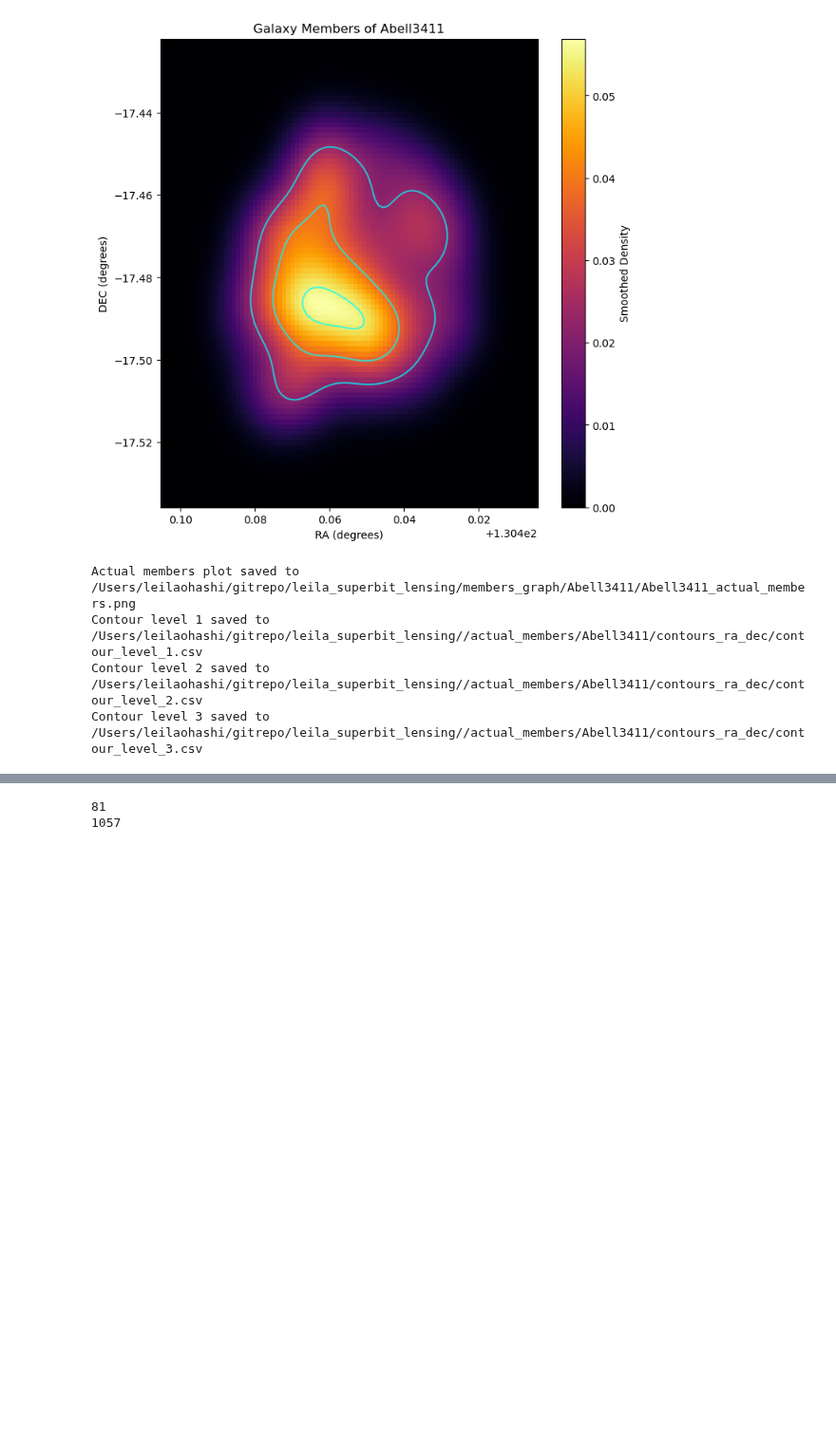
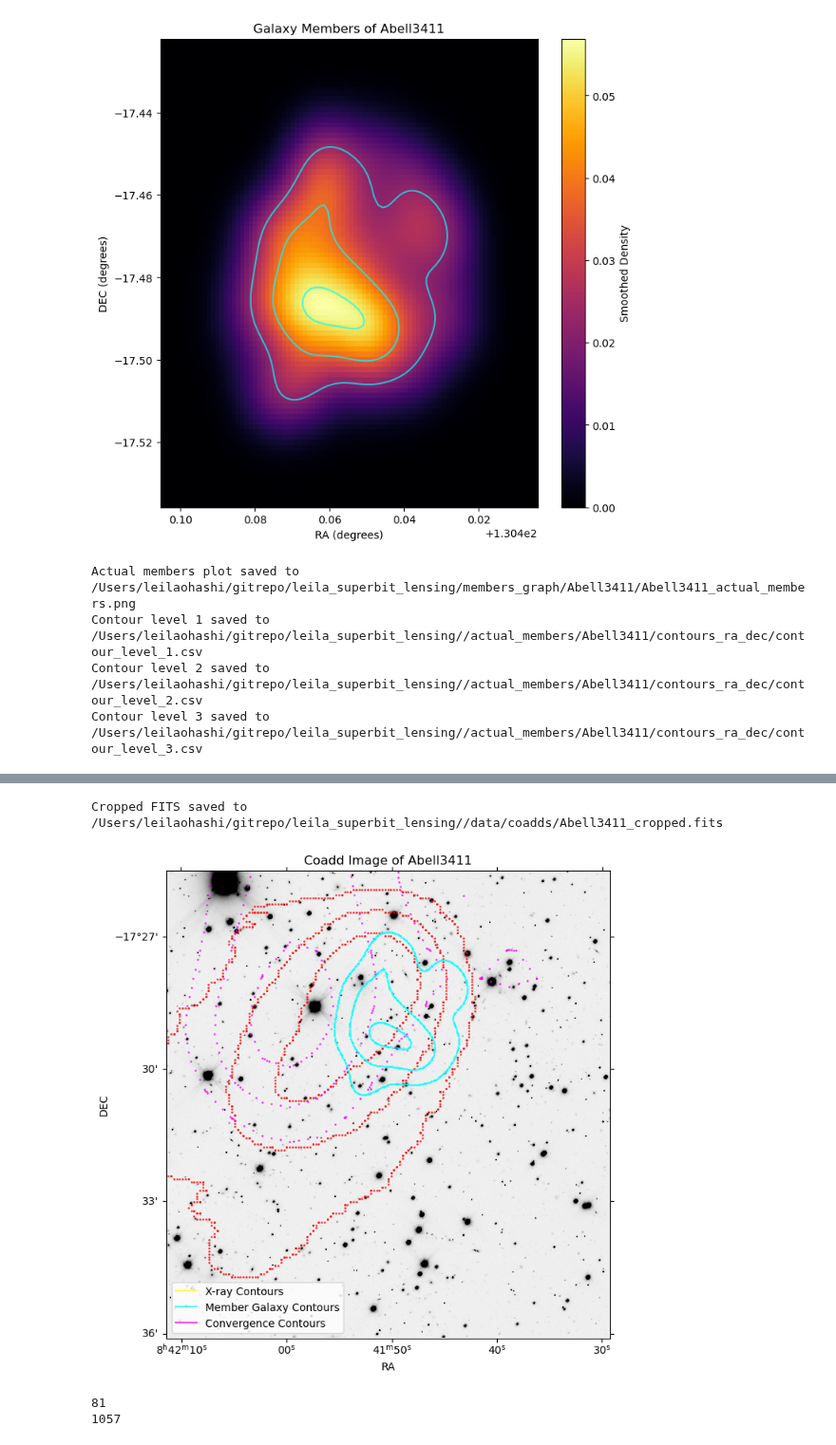
Before and after one commit to LeilaOhashi/leila_superbit_lensing, a Jupyter notebook: notebooks/leila_redseq.ipynb, the cells around one changed output, grey strips where cells are left out. Shown at 95% size. Drawn from its saved outputs; the diff is of its cells as text; code cells hidden in the pictures; blank space fills up the shorter version.

```diff
--- a/notebooks/leila_redseq.ipynb
+++ b/notebooks/leila_redseq.ipynb
@@ -581,0 +611,61 @@ plt.show()
+# %%
+# plot cropped coadd
+min_y = int(cut_off_line_2_horizontal)
+max_y = int(cut_off_line_1_horizontal)
+min_x = int(cut_off_line_2_vertical)
+max_x = int(cut_off_line_1_vertical)
+cropped_data = coadd_data[min_y:max_y, min_x:max_x]
+cropped_wcs = coadd_wcs.deepcopy()
+cropped_wcs.wcs.crpix[0] -= min_x
+cropped_wcs.wcs.crpix[1] -= min_y
+
+cropped_header = cropped_wcs.to_header()
+hdu = fits.PrimaryHDU(data=cropped_data, header=cropped_header)
+crop_save_path = f"{datadir}/data/coadds/{cluster_name}_cropped.fits"
+hdu.writeto(crop_save_path, overwrite=True)
+print(f"Cropped FITS saved to {crop_save_path}")
+
+# Get RA/DEC bounds of cropped image
+ny, nx = cropped_data.shape
+corners_pix = np.array([[0, 0], [nx, 0], [0, ny], [nx, ny]])
+corners_world = cropped_wcs.wcs_pix2world(corners_pix, 0)
+ra_min, ra_max = corners_world[:,0].min(), corners_world[:,0].max()
+dec_min, dec_max = corners_world[:,1].min(), corners_world[:,1].max()
+
+# Filter contour vertices to only include those within the cropped image bounds
+mask = ((all_xray_vertices_ra > ra_min) & (all_xray_vertices_ra < ra_max) & (all_xray_vertices_dec > dec_min) & (all_xray_vertices_dec < dec_max))
+xray_vertices_ra_cropped = all_xray_vertices_ra[mask]
+xray_vertices_dec_cropped = all_xray_vertices_dec[mask]
+
+mask = ((all_members_vertices_ra > ra_min) & (all_members_vertices_ra < ra_max) & (all_members_vertices_dec > dec_min) & (all_members_vertices_dec < dec_max))
+members_vertices_ra_cropped = all_members_vertices_ra[mask]
+members_vertices_dec_cropped = all_members_vertices_dec[mask]
+
+mask = ((conv_vertices_ra > ra_min) & (conv_vertices_ra < ra_max) & (conv_vertices_dec > dec_min) & (conv_vertices_dec < dec_max))
+conv_vertices_ra_cropped = conv_vertices_ra[mask]
+conv_vertices_dec_cropped = conv_vertices_dec[mask]
+
+# plot the image
+fig = plt.figure(figsize=(8, 8))
+ax = fig.add_subplot(111, projection=cropped_wcs)
+ax.imshow(cropped_data, origin='lower', cmap='gray_r', vmin=np.percentile(cropped_data, 1), vmax=np.percentile(cropped_data, 99))
+
+# Grab and plot xray contours
+ax.scatter(xray_vertices_ra_cropped, xray_vertices_dec_cropped, s=1, color='red', alpha=0.7, transform=ax.get_transform('world'))
+
+# Grab and plot members contours
+ax.scatter(members_vertices_ra_cropped, members_vertices_dec_cropped, s=1, color='cyan', alpha=0.7, transform=ax.get_transform('world'))
+
+# Grab and plot convergence contours
+ax.scatter(conv_vertices_ra_cropped, conv_vertices_dec_cropped, s=1, color='magenta', alpha=0.7, transform=ax.get_transform('world'))
+
+# Aesthetics
+ax.set_title(f'Coadd Image of {cluster_name}')
+ax.set_xlabel('RA')
+ax.set_ylabel('DEC')
+ax.legend([Line2D([0], [0], color='yellow', lw=1.5, alpha=0.7), Line2D([0], [0], color='cyan', lw=1.5, alpha=0.7), Line2D([0], [0], color='magenta', lw=1.5, alpha=0.7)], ['X-ray Contours', 'Member Galaxy Contours', 'Convergence Contours'])
+
+plt.show()
+# %% [output]
+Cropped FITS saved to /Users/leilaohashi/gitrepo/leila_superbit_lensing//data/coadds/Abell3411_cropped.fits
+[figure, added]
```
Also changed, not shown: parts of 10 cells of this notebook.
